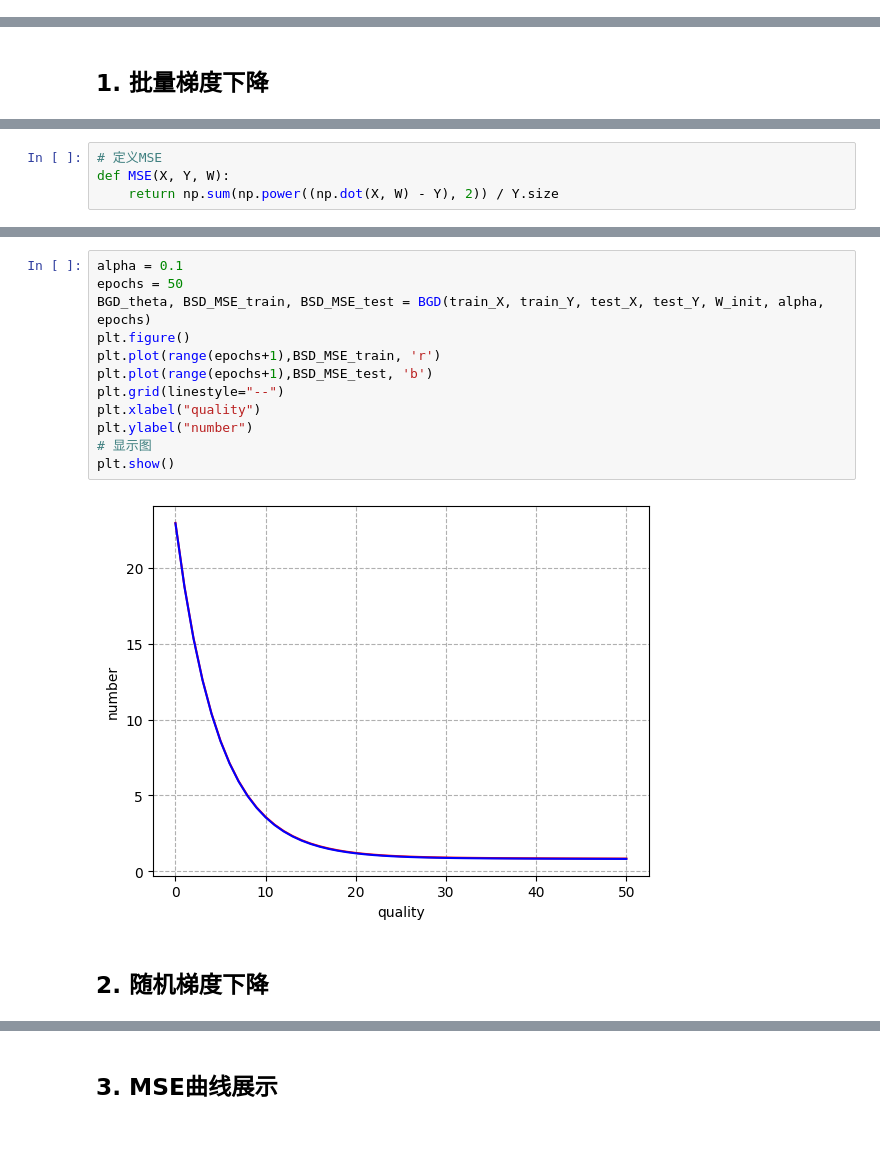
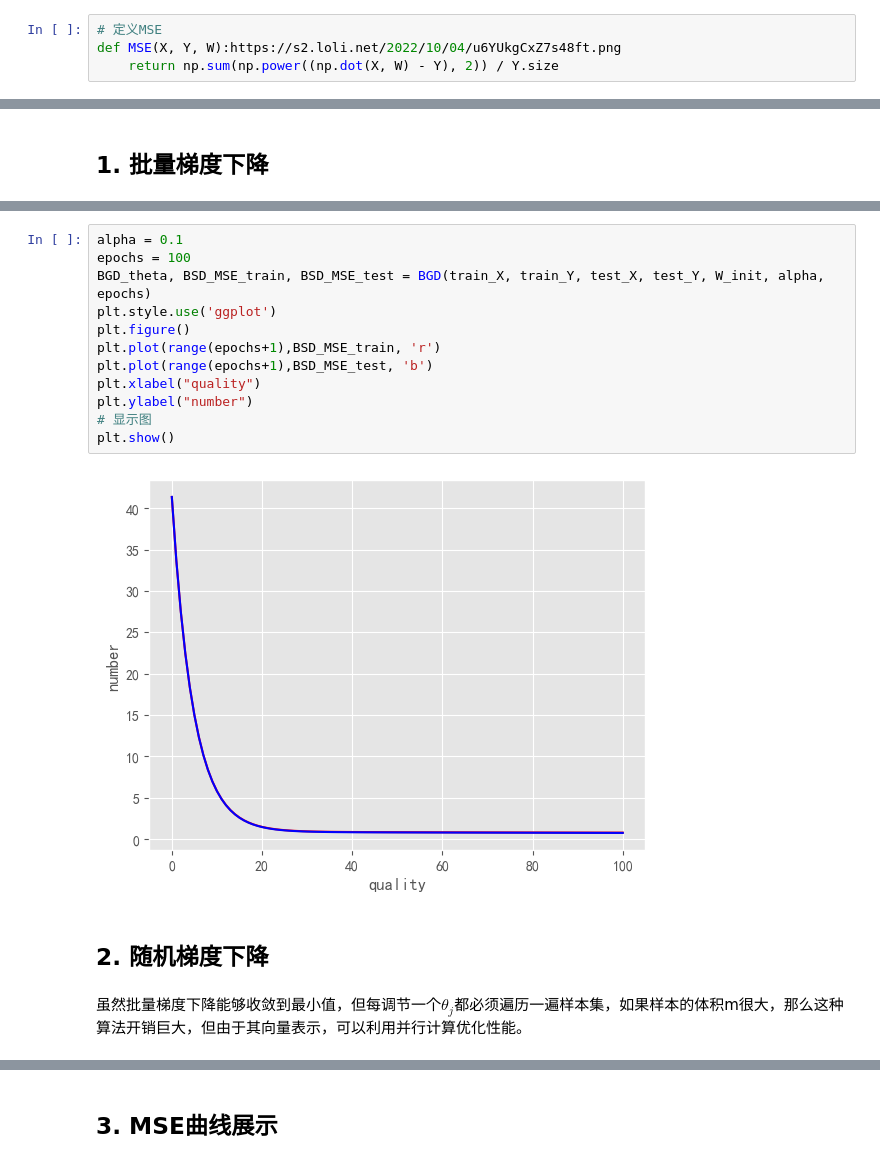
Before and after one commit to FlandreScarlet36/Machine_learning_labs, a Jupyter notebook: 实验二：回归/实验二：回归模型.ipynb, the cells around one changed output, grey strips where cells are left out. Cells and saved outputs as stored; diff of their text form; blank space fills up the shorter version.

```diff
--- a/实验二：回归/实验二：回归模型.ipynb
+++ b/实验二：回归/实验二：回归模型.ipynb
@@ -125,5 +93,9 @@ $$Loss=\frac{1}{2N}\sum_{i=1}^N(y^{(i)}-f(\pmb{x}^{(i)},\pmb{\theta}))^2+\lambda
 # %% [markdown]
 ### winequality-white数据集
+# %%
+# 定义MSE
+def MSE(X, Y, W):https://s2.loli.net/2022/10/04/u6YUkgCxZ7s48ft.png
+    return np.sum(np.power((np.dot(X, W) - Y), 2)) / Y.size
 # %%
 import pandas as pd
 import numpy as np
@@ -270,5 +246 @@ array([[ 1.1842611 ],
-# %%
-# 定义MSE
-def MSE(X, Y, W):
-    return np.sum(np.power((np.dot(X, W) - Y), 2)) / Y.size
 # %%
@@ -288,17 +273,19 @@ def BGD(train_X, train_Y, test_X, test_Y, theta, alpha, epochs):
     return theta, BGD_MSE_train, BGD_MSE_test
 # %%
 alpha = 0.1
-epochs = 50
+epochs = 100
 BGD_theta, BSD_MSE_train, BSD_MSE_test = BGD(train_X, train_Y, test_X, test_Y, W_init, alpha, epochs)
+plt.style.use('ggplot')
 plt.figure()
 plt.plot(range(epochs+1),BSD_MSE_train, 'r')
 plt.plot(range(epochs+1),BSD_MSE_test, 'b')
-plt.grid(linestyle="--")
 plt.xlabel("quality")
 plt.ylabel("number")
 # 显示图
 plt.show()
 # %% [output]
-[figure, old version]
+[figure, new version]
 # %% [markdown]
 ## 2. 随机梯度下降
+# %% [markdown]
+虽然批量梯度下降能够收敛到最小值，但每调节一个$\theta_j$都必须遍历一遍样本集，如果样本的体积m很大，那么这种算法开销巨大，但由于其向量表示，可以利用并行计算优化性能。
```
Also changed, not shown: parts of 30 cells of this notebook.
